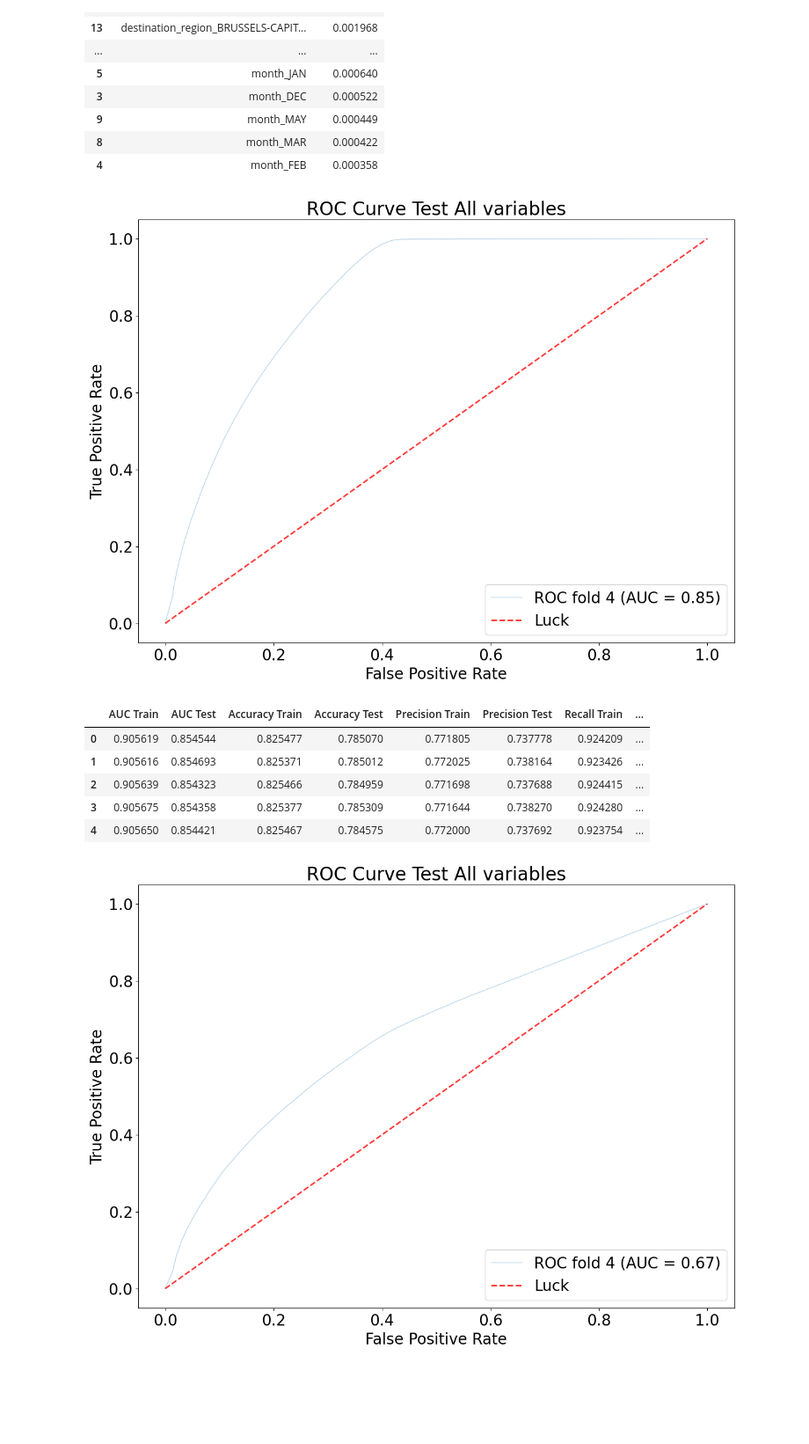
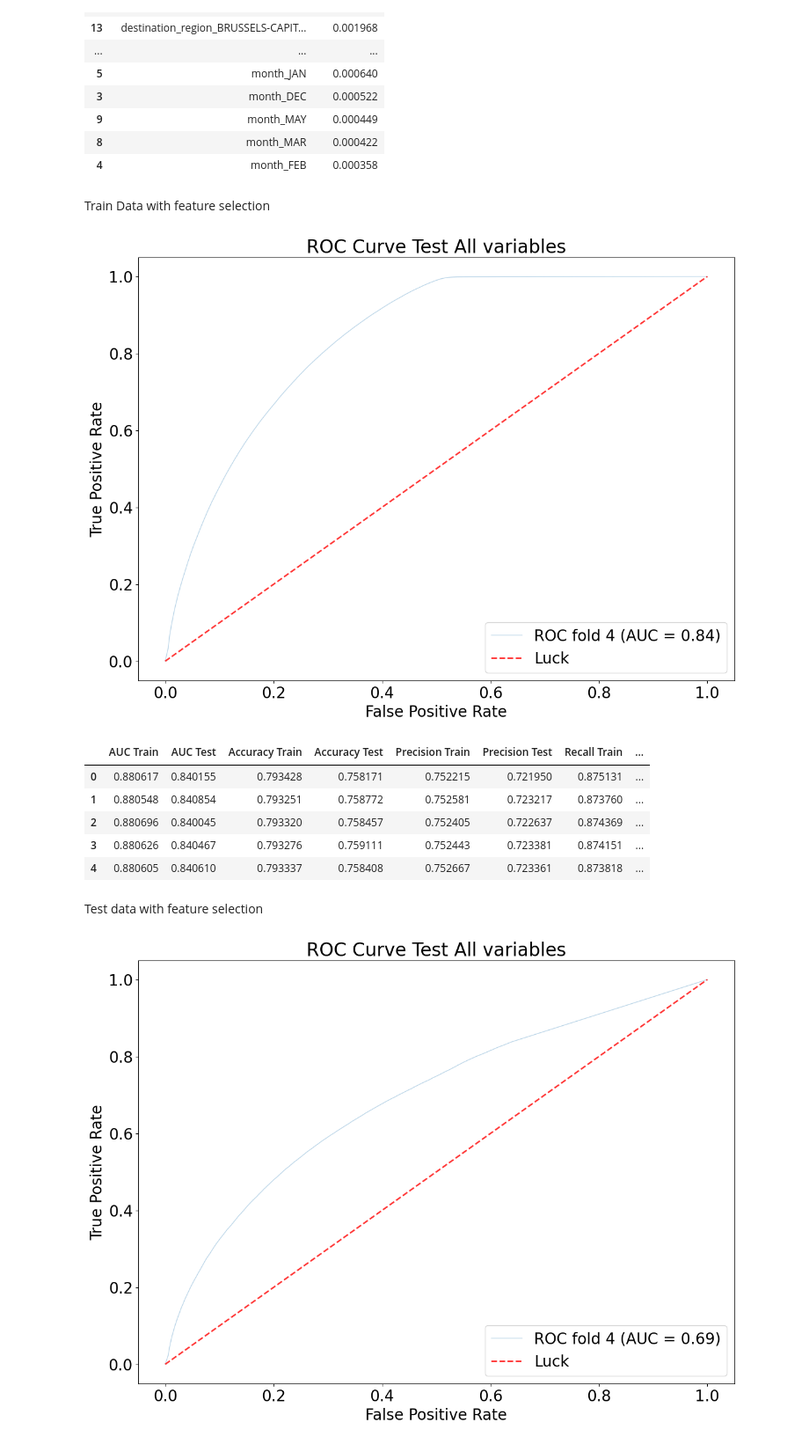
Before and after one commit to ilse-espino/train_delays_belgium, a Jupyter notebook: 6.2-random_forest_test.ipynb, the cells around one changed output. Shown: that part at 88% size. Cells and saved outputs as stored; diff of their text form; code cells hidden in the pictures; blank space fills up the shorter version.

Commit message:
random forest test with feature selection

```diff
--- a/6.2-random_forest_test.ipynb
+++ b/6.2-random_forest_test.ipynb
@@ -409,51 +379,61 @@ df_feature_importance.sort_values('Importance', ascending=False)
 | 9 | month_MAY | 0.000449 |
 | 8 | month_MAR | 0.000422 |
 | 4 | month_FEB | 0.000358 |
+# %% [markdown]
+Train Data with feature selection
+# %%
+clf_fs_2 = RandomForestClassifier(
+    n_estimators=50,
+    criterion='gini'
+)
 # %%
 # feature selection
-X_train_3= X_train[['relative_humidity',
-      'month_AUG',
+X_train_3= X_train[['temperature', 'relative_humidity',
+       'month_APR', 'month_AUG', 'month_JAN',
        'month_JUL', 'month_NOV',
-       'month_OCT', 'destination_region_BRUSSELS-CAPITAL REGION',
-       'destination_region_FLANDERS', 'destination_region_WALLONIA',
-       'departure_region_BRUSSELS-CAPITAL REGION', 'departure_region_FLANDERS',
-       'departure_region_WALLONIA']]
+       'month_OCT',
+       'destination_region_BRUSSELS-CAPITAL REGION',
+       'departure_region_BRUSSELS-CAPITAL REGION', 'departure_region_FLANDERS', 'departure_region_WALLONIA',
+       'time_of_day_morning',
+       'day_of_week_Saturday', 'day_of_week_Sunday']]
 # %%
 def compute_roc_auc(index):
-    y_predict_prob = clf_fs.predict_proba(X_train_3.iloc[index])[:,1]
-    y_predict = clf_fs.predict(X_train_3.iloc[index])
+    y_predict_prob = clf_fs_2.predict_proba(X_train_3.iloc[index])[:,1]
+    y_predict = clf_fs_2.predict(X_train_3.iloc[index])
     fpr, tpr, thresholds = roc_curve(y_train.iloc[index], y_predict_prob)
     auc_score = auc(fpr, tpr)
     accuracy = accuracy_score(y_train.iloc[index], y_predict)
     precision = precision_score(y_train.iloc[index], y_predict)
     recall = recall_score(y_train.iloc[index], y_predict)
     return fpr, tpr, auc_score, accuracy, precision, recall
 
 cv = StratifiedKFold(n_splits=5, random_state=123, shuffle=True)
 results = pd.DataFrame(columns=['training_score', 'test_score'])
 fprs, tprs, scores = [], [], []
 
 for (train, test), i in zip(cv.split(X_train_3, y_train), range(5)):
-    clf_fs.fit(X_train_3.iloc[train], y_train.iloc[train])
+    clf_fs_2.fit(X_train_3.iloc[train], y_train.iloc[train])
     _, _, auc_score_train, accuracy_train, precision_train, recall_train = compute_roc_auc(train)
     fpr, tpr, auc_score, accuracy, precision, recall = compute_roc_auc(test)
     scores.append((auc_score_train, auc_score, accuracy_train, accuracy
                    ,precision_train, precision, recall_train, recall))
     fprs.append(fpr)
     tprs.append(tpr)
 
 plot_roc_curve(fprs, tprs);
 pd.DataFrame(scores, columns=['AUC Train', 'AUC Test'
                               , 'Accuracy Train', 'Accuracy Test'
                               ,'Precision Train', 'Precision Test'
                               ,'Recall Train', 'Recall Test'])
 # %% [output]
 [figure]
 |  | AUC Train | AUC Test | Accuracy Train | Accuracy Test | Precision Train | Precision Test | Recall Train | ... |
-| 0 | 0.905619 | 0.854544 | 0.825477 | 0.785070 | 0.771805 | 0.737778 | 0.924209 | ... |
-| 1 | 0.905616 | 0.854693 | 0.825371 | 0.785012 | 0.772025 | 0.738164 | 0.923426 | ... |
-| 2 | 0.905639 | 0.854323 | 0.825466 | 0.784959 | 0.771698 | 0.737688 | 0.924415 | ... |
-| 3 | 0.905675 | 0.854358 | 0.825377 | 0.785309 | 0.771644 | 0.738270 | 0.924280 | ... |
-| 4 | 0.905650 | 0.854421 | 0.825467 | 0.784575 | 0.772000 | 0.737692 | 0.923754 | ... |
+| 0 | 0.880617 | 0.840155 | 0.793428 | 0.758171 | 0.752215 | 0.721950 | 0.875131 | ... |
+| 1 | 0.880548 | 0.840854 | 0.793251 | 0.758772 | 0.752581 | 0.723217 | 0.873760 | ... |
+| 2 | 0.880696 | 0.840045 | 0.793320 | 0.758457 | 0.752405 | 0.722637 | 0.874369 | ... |
+| 3 | 0.880626 | 0.840467 | 0.793276 | 0.759111 | 0.752443 | 0.723381 | 0.874151 | ... |
+| 4 | 0.880605 | 0.840610 | 0.793337 | 0.758408 | 0.752667 | 0.723361 | 0.873818 | ... |
+# %% [markdown]
+Test data with feature selection
 # %%
 # feature selection
```
Also changed, not shown: parts of 10 cells of this notebook.
